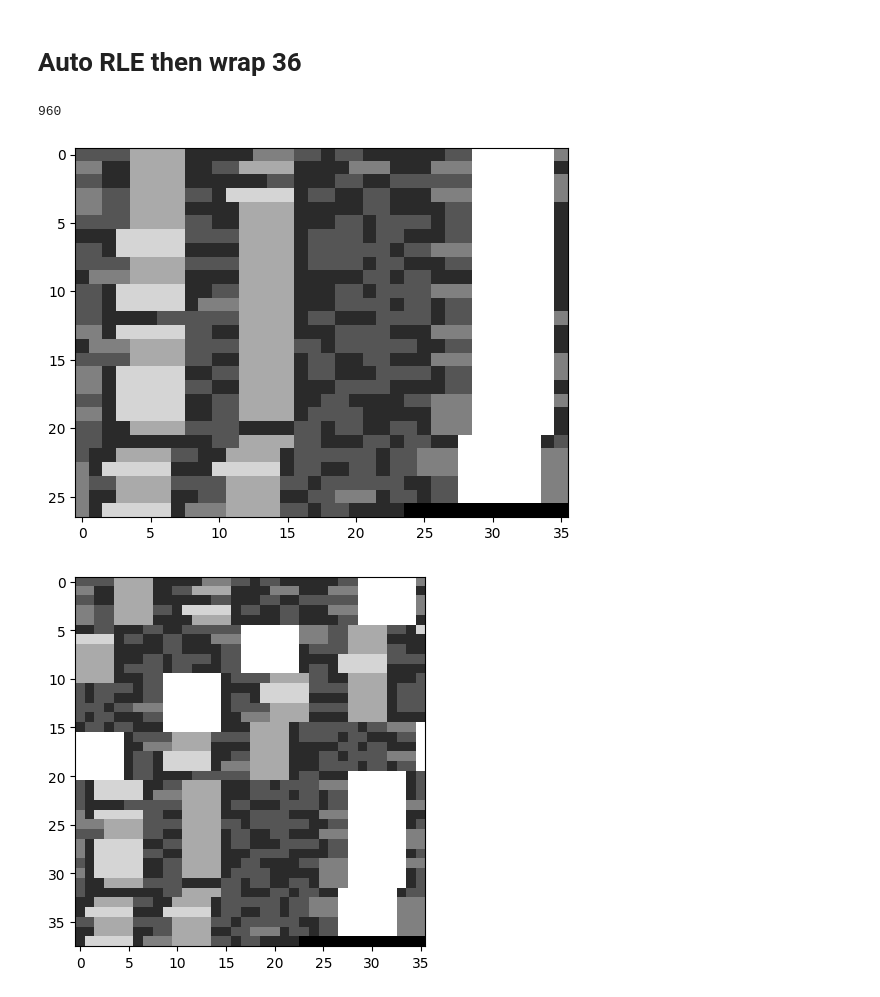
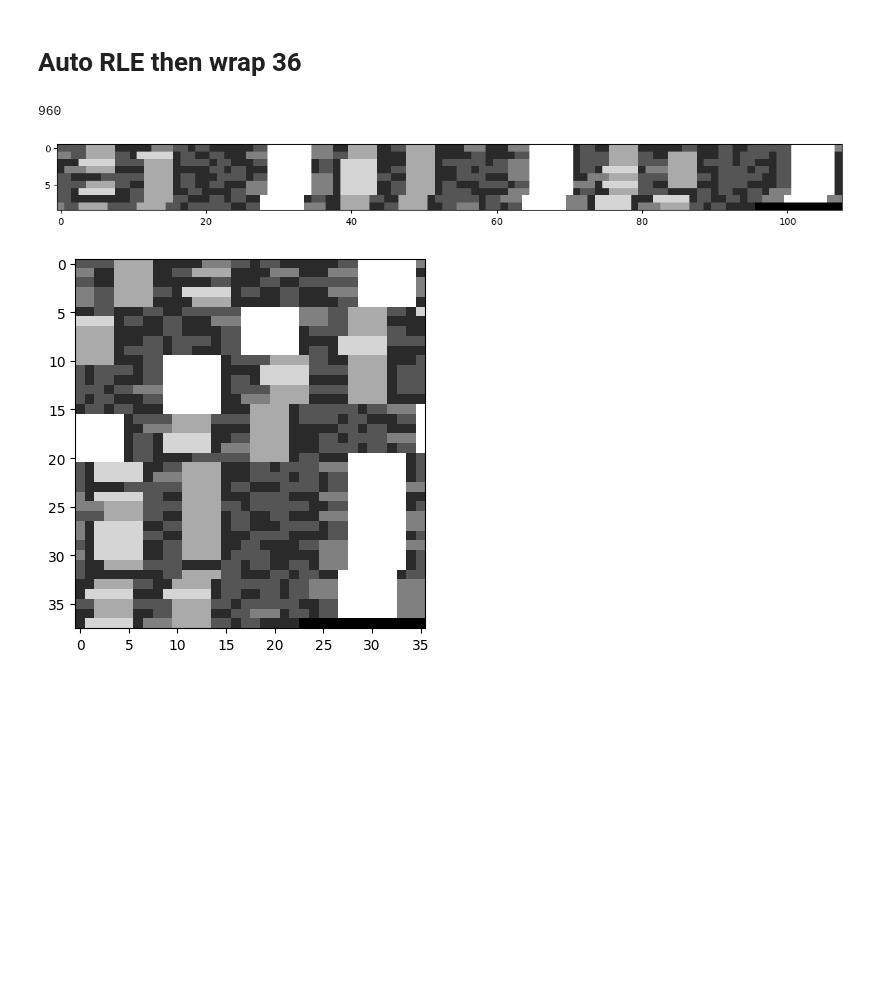
Before and after one commit to tomster12/coding, a Jupyter notebook: general/noita/cessation/test.ipynb, the cells around one changed output. Saved outputs shown, nothing was run; the diff lists cells and outputs as text; code cells hidden in the pictures; blank space fills up the shorter version.

```diff
--- a/general/noita/cessation/test.ipynb
+++ b/general/noita/cessation/test.ipynb
@@ -187,20 +191,21 @@ plt.imshow(im_s6_rle3, cmap="gray")
 # %%
 msgs_flat_srle = auto_rl_encode(msgs_flat)
 
 print(len(msgs_flat_srle))
 
-wrap = 36
+wrap = 36*3
 # im_fsrle_wrap36_0 = "0" * (wrap - (len(msgs_flat_srle) % wrap)) + msgs_flat_srle
 # im_fsrle_wrap36_0 = "0" + msgs_flat_srle
 im_fsrle_wrap36_0 = msgs_flat_srle
 im_fsrle_wrap36_1 = [ im_fsrle_wrap36_0[i:i+wrap] for i in range(0, len(im_fsrle_wrap36_0), wrap) ]
 im_fsrle_wrap36 = msgs_to_im(im_fsrle_wrap36_1, fill=0)
 
+plt.figure(figsize=(15,15))
 plt.imshow(im_fsrle_wrap36, cmap="gray")
 plt.show()
 # %% [output]
 960
-[figure, old version]
+[figure, new version]
 # %%
 msgs_raw_flat_srle = auto_rl_encode(msgs_raw_flat)
 
```
Also changed, not shown: parts of 3 cells of this notebook.
